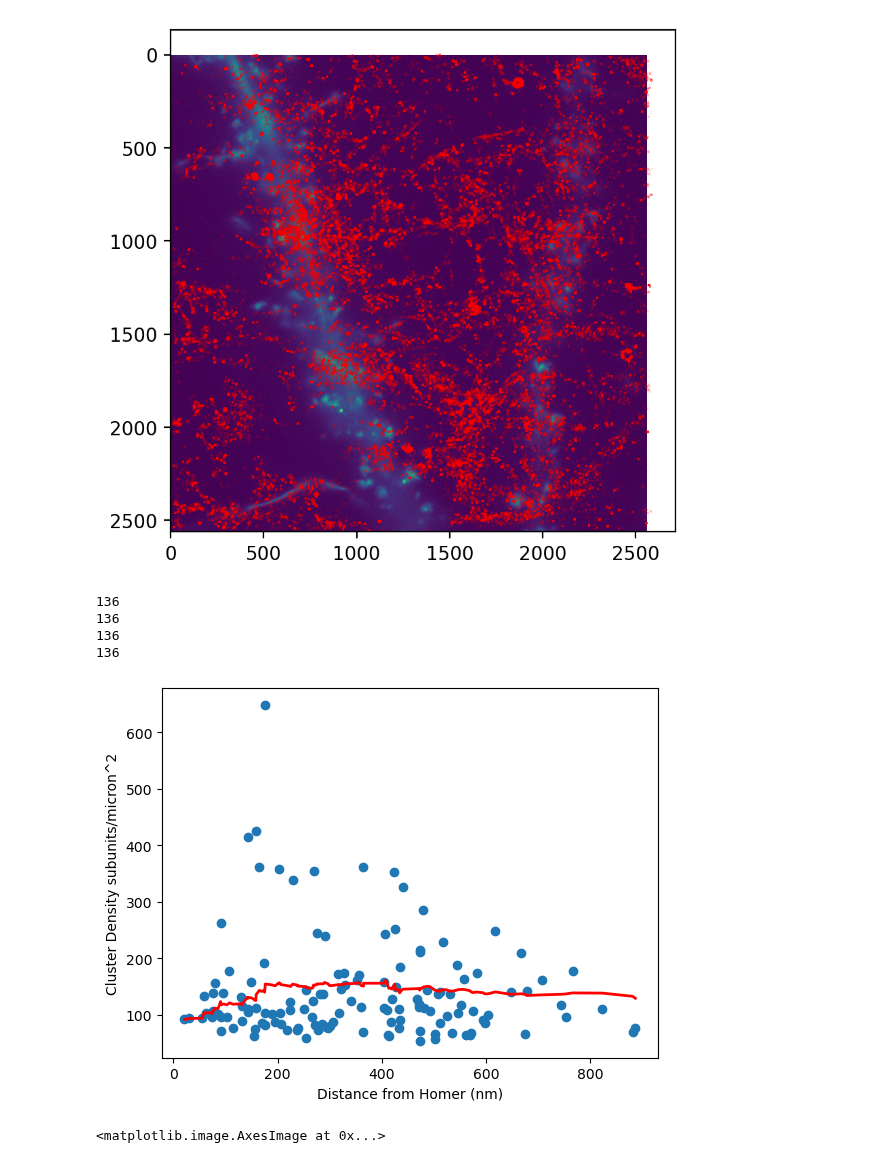
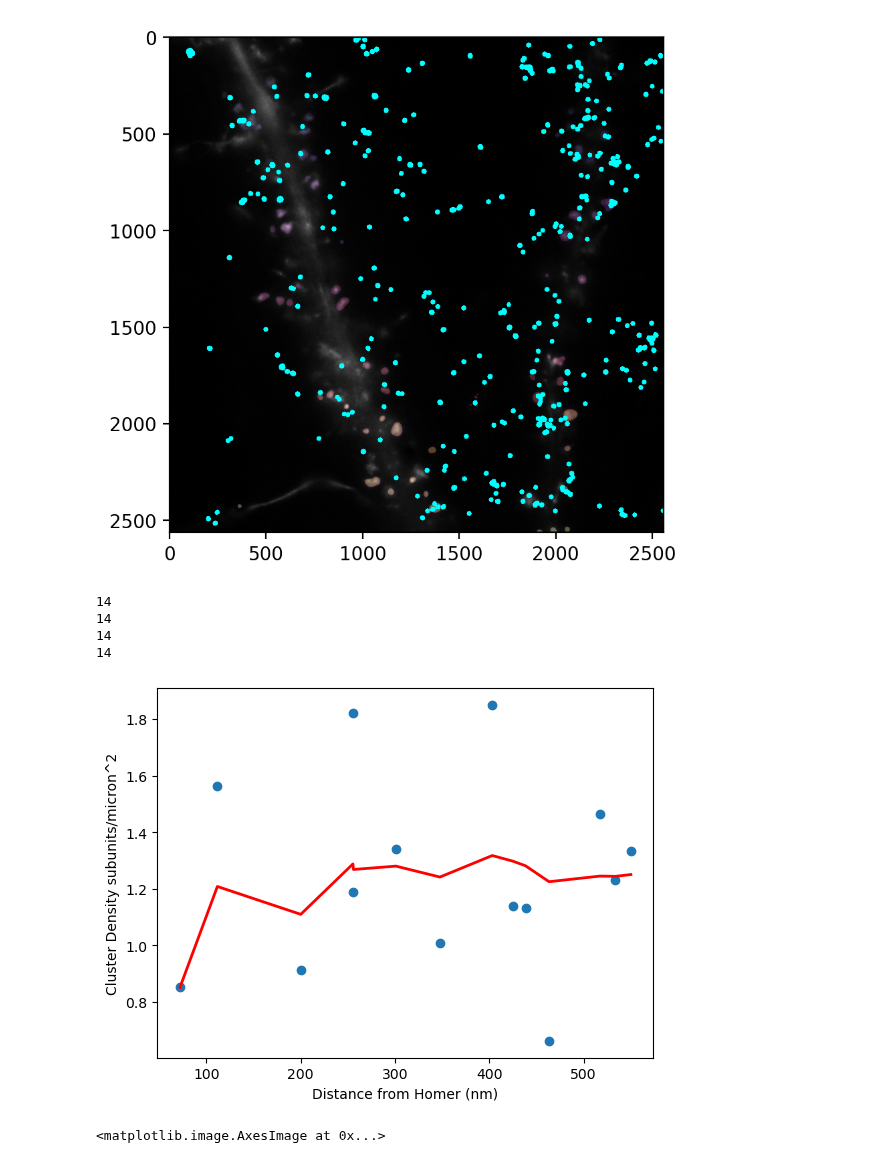
Before and after one commit to Max-Winga/Selvin-Lab-qPAINT-Segmentation, a Jupyter notebook: qPAINT_Segmentation/Example Notebook.ipynb, the cells around one changed output. Saved outputs shown, nothing was run; the diff lists cells and outputs as text; code cells hidden in the pictures.

Commit message:
New Clustering Working

```diff
--- a/qPAINT_Segmentation/Example Notebook.ipynb
+++ b/qPAINT_Segmentation/Example Notebook.ipynb
@@ -50,0 +60,4 @@ Filtering Bad Spines...
+# %%
+for cluster in FOV_A.clustering_results[Params[0]]:
+    if cluster.spine != -1:
+        print(cluster.spine)
@@ -51,31 +82,32 @@ Filtering Bad Spines...
 # %%
 plt.figure(dpi=200)
-plt.imshow(FOV_A.life_act)
-plt.scatter(FOV_A.Points[0].points[:, 0],
-            FOV_A.Points[0].points[:, 1],
-            s=0.001,
-            color='red')
+plt.imshow(FOV_A.life_act, cmap='gray')
+for cluster in FOV_A.clustering_results[Params[0]]:
+    cluster.add_to_plot()
+plt.imshow(FOV_A.spinemap, alpha=0.3, cmap='magma')
 plt.show()
 # %% [output]
-[figure, old version]
+[figure, new version]
 # %%
-sizes = FOV_A.get_all_cluster_sizes(Params[0])
+max_dark_time = 5000
+
+sizes = FOV_A.get_all_cluster_sizes(Params[0], max_dark_time)
 # print(sizes)
 print(len(sizes))
-areas = FOV_A.get_all_cluster_areas(Params[0])
+areas = FOV_A.get_all_cluster_areas(Params[0], max_dark_time)
 # print(areas)
 print(len(areas))
-densities = FOV_A.get_all_cluster_densities(Params[0])
+densities = FOV_A.get_all_cluster_densities(Params[0], max_dark_time)
 # print(densities)
 print(len(densities))
-distances_to_homer = FOV_A.get_all_distances_to_homer(Params[0], max_dark_time=500)
+distances_to_homer = FOV_A.get_all_distances_to_homer(Params[0], max_dark_time)
 # print(distances_to_homer)
 print(len(distances_to_homer))
 # %% [output]
-136
-136
-136
-136
+14
+14
+14
+14
 # %%
 def moving_average(x, y, window_size):
     """
@@ -109,8 +141,8 @@ def moving_average(x, y, window_size):
     return moving_averages_x, moving_averages
 # %%
 from matplotlib import pyplot as plt
-distances_to_homer = FOV_A.get_all_distances_to_homer(Params[0], max_dark_time=500)
-densities = FOV_A.get_all_cluster_densities(Params[0])
+distances_to_homer = FOV_A.get_all_distances_to_homer(Params[0], max_dark_time)
+densities = FOV_A.get_all_cluster_densities(Params[0], max_dark_time)
 
 greatest_density = 1000
 distances_to_homer = [distances_to_homer[i] for i in range(len(distances_to_homer)) if densities[i] < greatest_density]
@@ -126,7 +158,7 @@ plt.ylabel("Cluster Density subunits/micron^2")
 plt.xlabel("Distance from Homer (nm)")
 plt.show()
 # %% [output]
-[figure, old version]
+[figure, new version]
 # %%
 plt.imshow(FOV_A.life_act)
 # %% [output]
```
Also changed, not shown: parts of 3 cells of this notebook, 3 other files.
